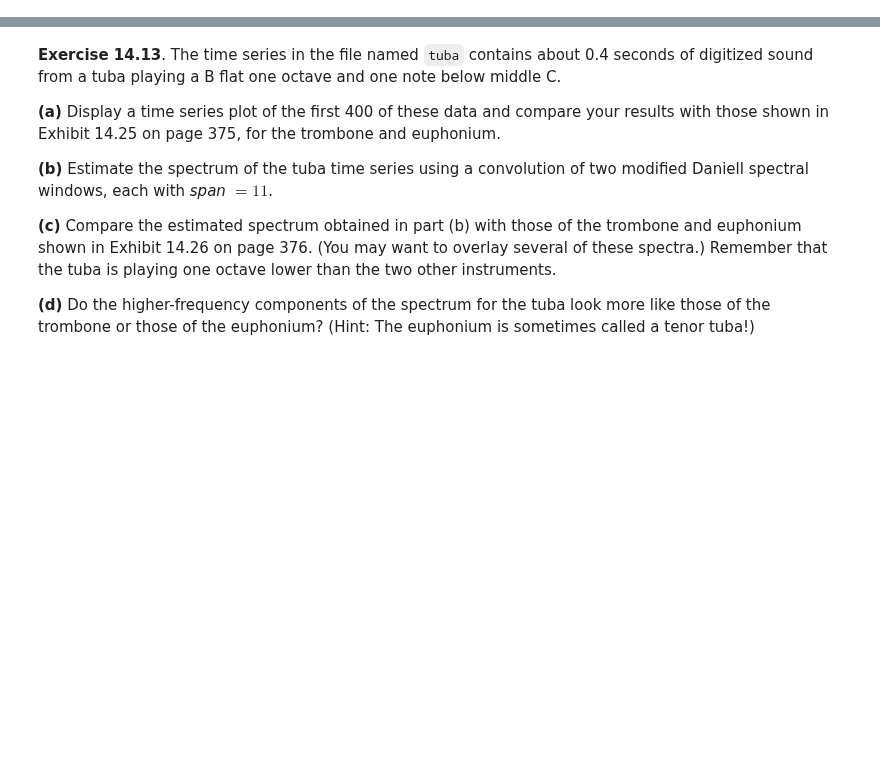
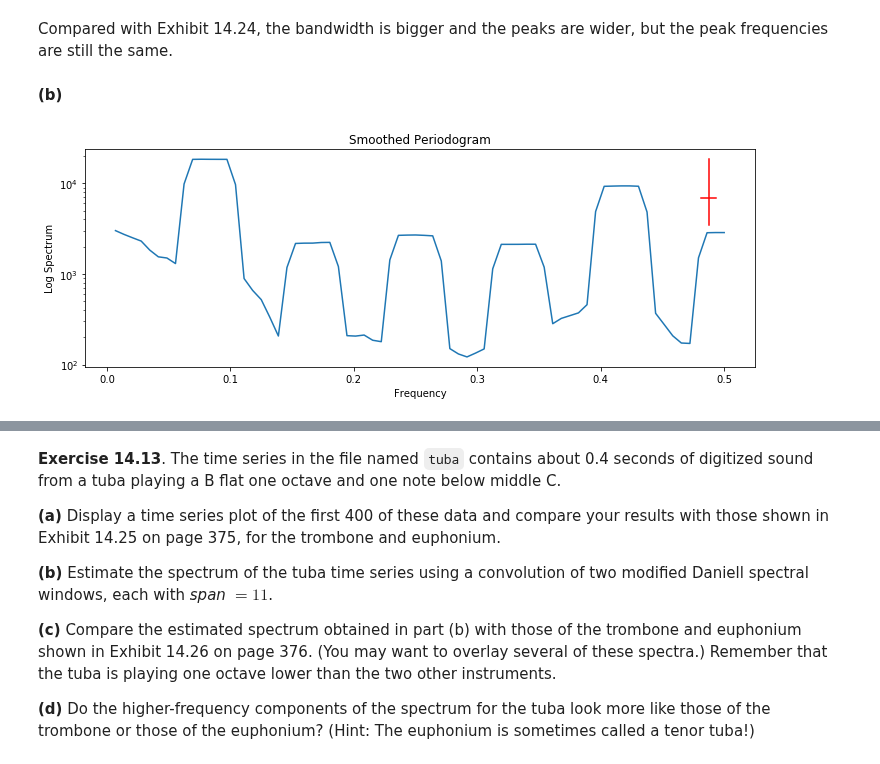
Before and after one commit to telmo-correa/time-series-analysis, a Jupyter notebook: Python/Chapter 14 (Ex 11 - 13) - Estimating the Spectrum.ipynb, the cells around one changed output, grey strips where cells are left out. Drawn from its saved outputs; the diff is of its cells as text; code cells hidden in the pictures; blank space fills up the shorter version.

```diff
--- a/Python/Chapter 14 (Ex 11 - 13) - Estimating the Spectrum.ipynb
+++ b/Python/Chapter 14 (Ex 11 - 13) - Estimating the Spectrum.ipynb
@@ -10,0 +31,9 @@
+# %% [markdown]
+Compared with Exhibit 14.24, the bandwidth is bigger and the peaks are wider, but the peak frequencies are still the same.
+# %% [markdown]
+**(b)**
+# %%
+plt.figure(figsize=(12, 4))
+s2 = spec_pgram(Y, spans=[7], taper=0.1, plot=True)
+# %% [output]
+[figure, added]
```
Also changed, not shown: parts of 36 cells of this notebook, 2 other files.
